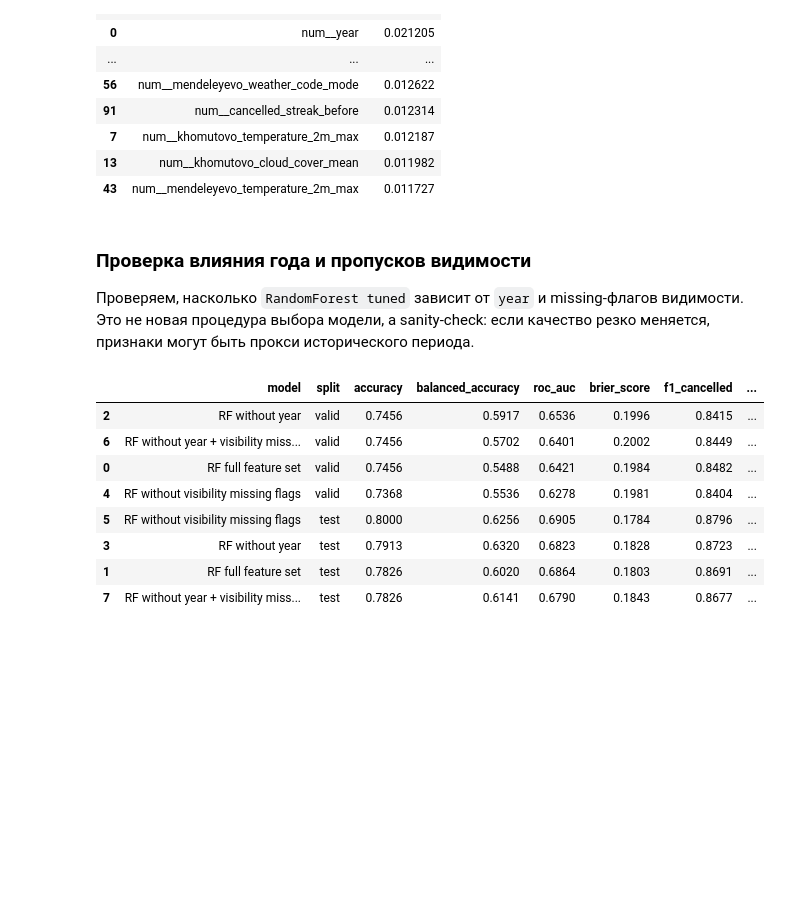
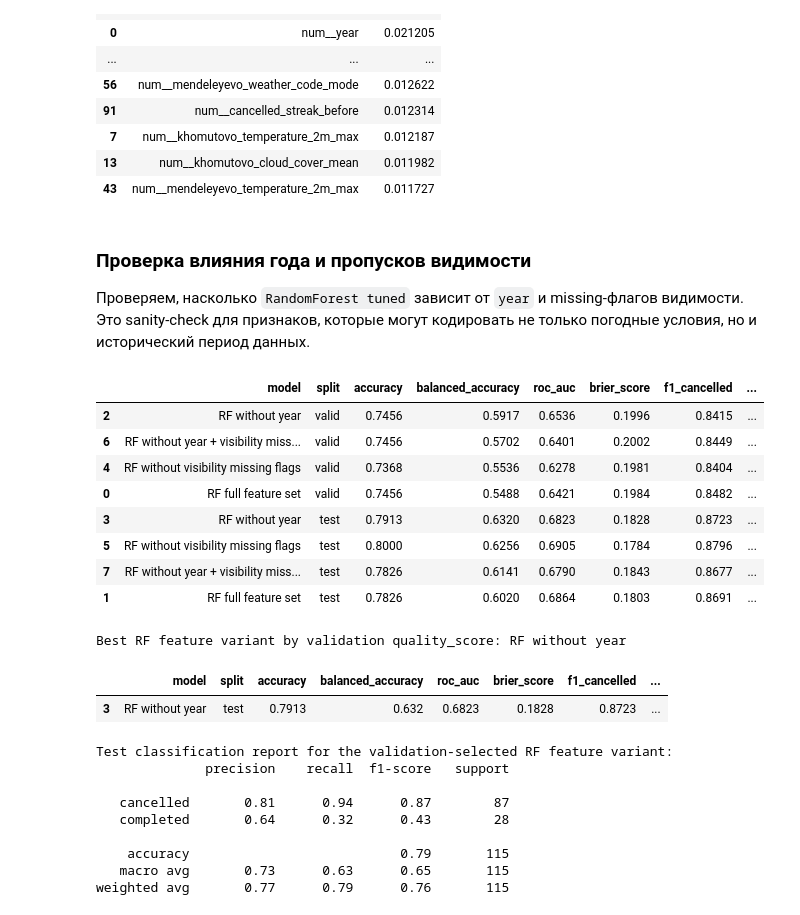
Before and after one commit to Vladimir-Zimin226/flyforecast, a Jupyter notebook: notebooks/baseline_solution.ipynb, the cells around one changed output. Drawn from its saved outputs; the diff is of its cells as text; code cells hidden in the pictures; blank space fills up the shorter version.

```diff
--- a/notebooks/baseline_solution.ipynb
+++ b/notebooks/baseline_solution.ipynb
@@ -486,10 +492,11 @@ def evaluate_model(name, split, model, X_part, y_part):
 def add_quality_score(metrics_df):
     result = metrics_df.copy()
     result["quality_score"] = (
-        0.35 * result["roc_auc"]
+        0.30 * result["roc_auc"]
         + 0.25 * result["balanced_accuracy"]
-        + 0.20 * result["f1_cancelled"]
-        + 0.20 * (1 - result["brier_score"])
+        + 0.15 * result["f1_cancelled"]
+        + 0.15 * result["f1_completed"]
+        + 0.15 * (1 - result["brier_score"])
     )
     return result
 
@@ -868,7 +899,7 @@ if rf_model is not None:
 # %% [markdown]
 ### Проверка влияния года и пропусков видимости
 
-Проверяем, насколько `RandomForest tuned` зависит от `year` и missing-флагов видимости. Это не новая процедура выбора модели, а sanity-check: если качество резко меняется, признаки могут быть прокси исторического периода.
+Проверяем, насколько `RandomForest tuned` зависит от `year` и missing-флагов видимости. Это sanity-check для признаков, которые могут кодировать не только погодные условия, но и исторический период данных.
 # %%
 def make_preprocessor(X_fit):
     cat_cols_local = X_fit.select_dtypes(include=["object", "category"]).columns.tolist()
@@ -893,6 +924,9 @@ def make_preprocessor(X_fit):
             ("cat", categorical_pipe_local, cat_cols_local),
         ]
     )
+
+
+variant_prediction_store = {}
 
 
 def evaluate_rf_variant(variant_name, drop_cols):
@@ -925,6 +959,11 @@ def evaluate_rf_variant(variant_name, drop_cols):
     ]:
         pred = model.predict(X_part)
         proba = predict_completed_probability(model, X_part)
+        variant_prediction_store[(variant_name, split)] = {
+            "y": np.asarray(y_part),
+            "pred": np.asarray(pred),
+            "proba": np.asarray(proba),
+        }
         row = evaluate_predictions(variant_name, split, y_part, pred, proba)
         row["dropped_features"] = len(drop_cols)
         variant_rows.append(row)
@@ -938,40 +977,75 @@ visibility_missing_cols = [
 ]
 year_cols = [col for col in ["year"] if col in X_train.columns]
 
 variant_specs = {
     "RF full feature set": [],
     "RF without year": year_cols,
     "RF without visibility missing flags": visibility_missing_cols,
     "RF without year + visibility missing flags": year_cols + visibility_missing_cols,
 }
 
 variant_rows = []
 for variant_name, drop_cols in variant_specs.items():
     variant_rows.extend(evaluate_rf_variant(variant_name, drop_cols))
 
 variant_metrics = add_quality_score(pd.DataFrame(variant_rows))
 variant_metrics_rounded = variant_metrics.copy()
 variant_metric_cols = [
     col for col in variant_metrics_rounded.columns
     if col not in ["model", "split"]
 ]
 variant_metrics_rounded[variant_metric_cols] = variant_metrics_rounded[variant_metric_cols].round(4)
 variant_metrics_rounded = (
     variant_metrics_rounded.assign(_split_order=variant_metrics_rounded["split"].map(split_order))
     .sort_values(["_split_order", "quality_score"], ascending=[True, False])
     .drop(columns="_split_order")
 )
-variant_metrics_rounded
+display(variant_metrics_rounded)
+
+best_variant_name = (
+    variant_metrics[variant_metrics["split"] == "valid"]
+    .sort_values("quality_score", ascending=False)
+    .iloc[0]["model"]
+)
+best_variant_test = variant_metrics[
+    (variant_metrics["split"] == "test") & (variant_metrics["model"] == best_variant_name)
+]
+
+print("Best RF feature variant by validation quality_score:", best_variant_name)
+display(best_variant_test.round(4))
+
+stored_variant = variant_prediction_store[(best_variant_name, "test")]
+print("Test classification report for the validation-selected RF feature variant:")
+print(
+    classification_report(
+        stored_variant["y"],
+        stored_variant["pred"],
+        target_names=["cancelled", "completed"],
+        zero_division=0,
+    )
+)
 # %% [output]
 |  | model | split | accuracy | balanced_accuracy | roc_auc | brier_score | f1_cancelled | ... |
 | 2 | RF without year | valid | 0.7456 | 0.5917 | 0.6536 | 0.1996 | 0.8415 | ... |
 | 6 | RF without year + visibility miss... | valid | 0.7456 | 0.5702 | 0.6401 | 0.2002 | 0.8449 | ... |
+| 4 | RF without visibility missing flags | valid | 0.7368 | 0.5536 | 0.6278 | 0.1981 | 0.8404 | ... |
 | 0 | RF full feature set | valid | 0.7456 | 0.5488 | 0.6421 | 0.1984 | 0.8482 | ... |
-| 4 | RF without visibility missing flags | valid | 0.7368 | 0.5536 | 0.6278 | 0.1981 | 0.8404 | ... |
+| 3 | RF without year | test | 0.7913 | 0.6320 | 0.6823 | 0.1828 | 0.8723 | ... |
 | 5 | RF without visibility missing flags | test | 0.8000 | 0.6256 | 0.6905 | 0.1784 | 0.8796 | ... |
-| 3 | RF without year | test | 0.7913 | 0.6320 | 0.6823 | 0.1828 | 0.8723 | ... |
+| 7 | RF without year + visibility miss... | test | 0.7826 | 0.6141 | 0.6790 | 0.1843 | 0.8677 | ... |
 | 1 | RF full feature set | test | 0.7826 | 0.6020 | 0.6864 | 0.1803 | 0.8691 | ... |
-| 7 | RF without year + visibility miss... | test | 0.7826 | 0.6141 | 0.6790 | 0.1843 | 0.8677 | ... |
+Best RF feature variant by validation quality_score: RF without year
+|  | model | split | accuracy | balanced_accuracy | roc_auc | brier_score | f1_cancelled | ... |
+| 3 | RF without year | test | 0.7913 | 0.632 | 0.6823 | 0.1828 | 0.8723 | ... |
+Test classification report for the validation-selected RF feature variant:
+              precision    recall  f1-score   support
+
+   cancelled       0.81      0.94      0.87        87
+   completed       0.64      0.32      0.43        28
+
+    accuracy                           0.79       115
+   macro avg       0.73      0.63      0.65       115
+weighted avg       0.77      0.79      0.76       115
 # %% [markdown]
 ## Выводы
 
```
Also changed, not shown: parts of 5 cells of this notebook.
